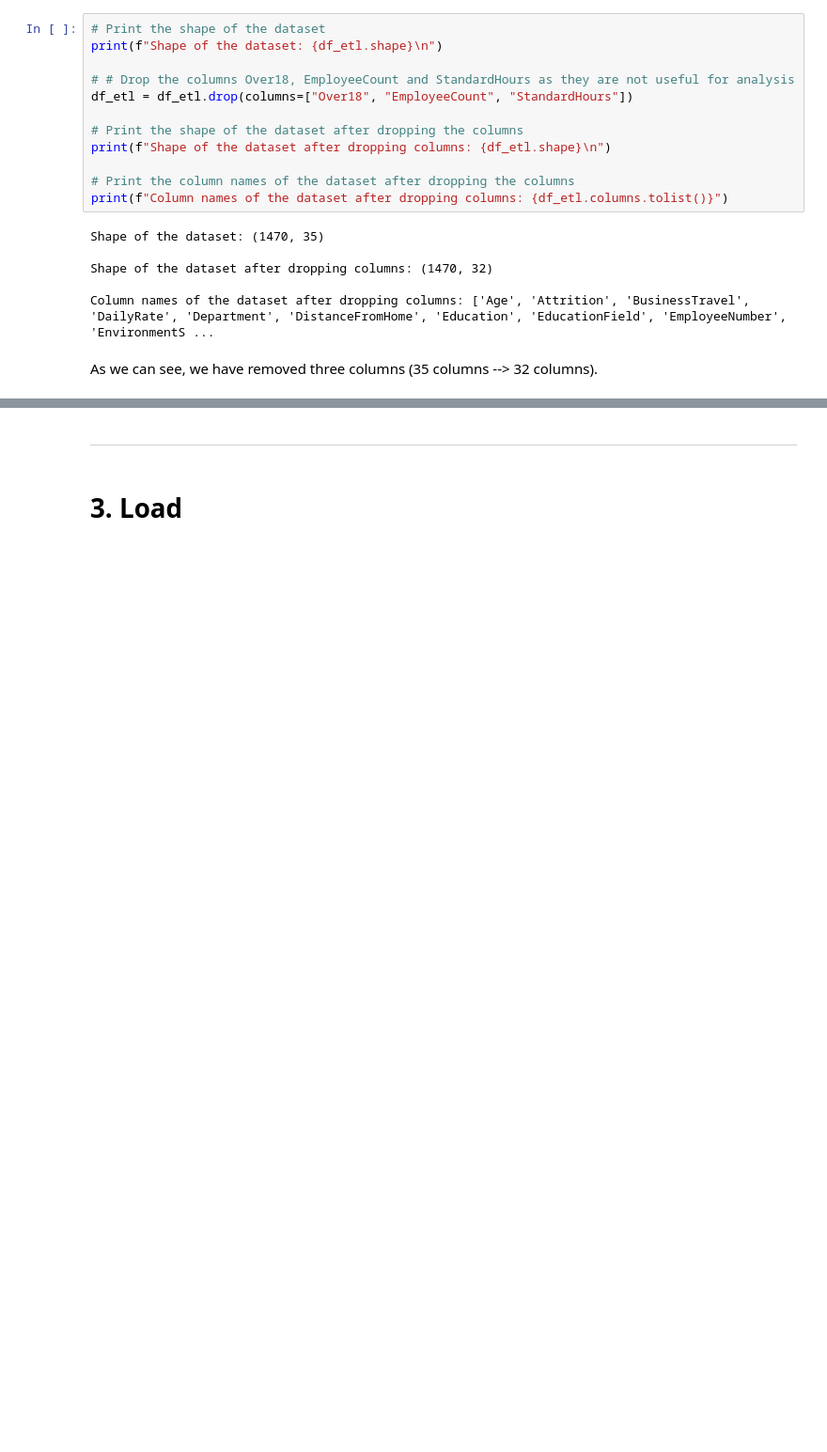
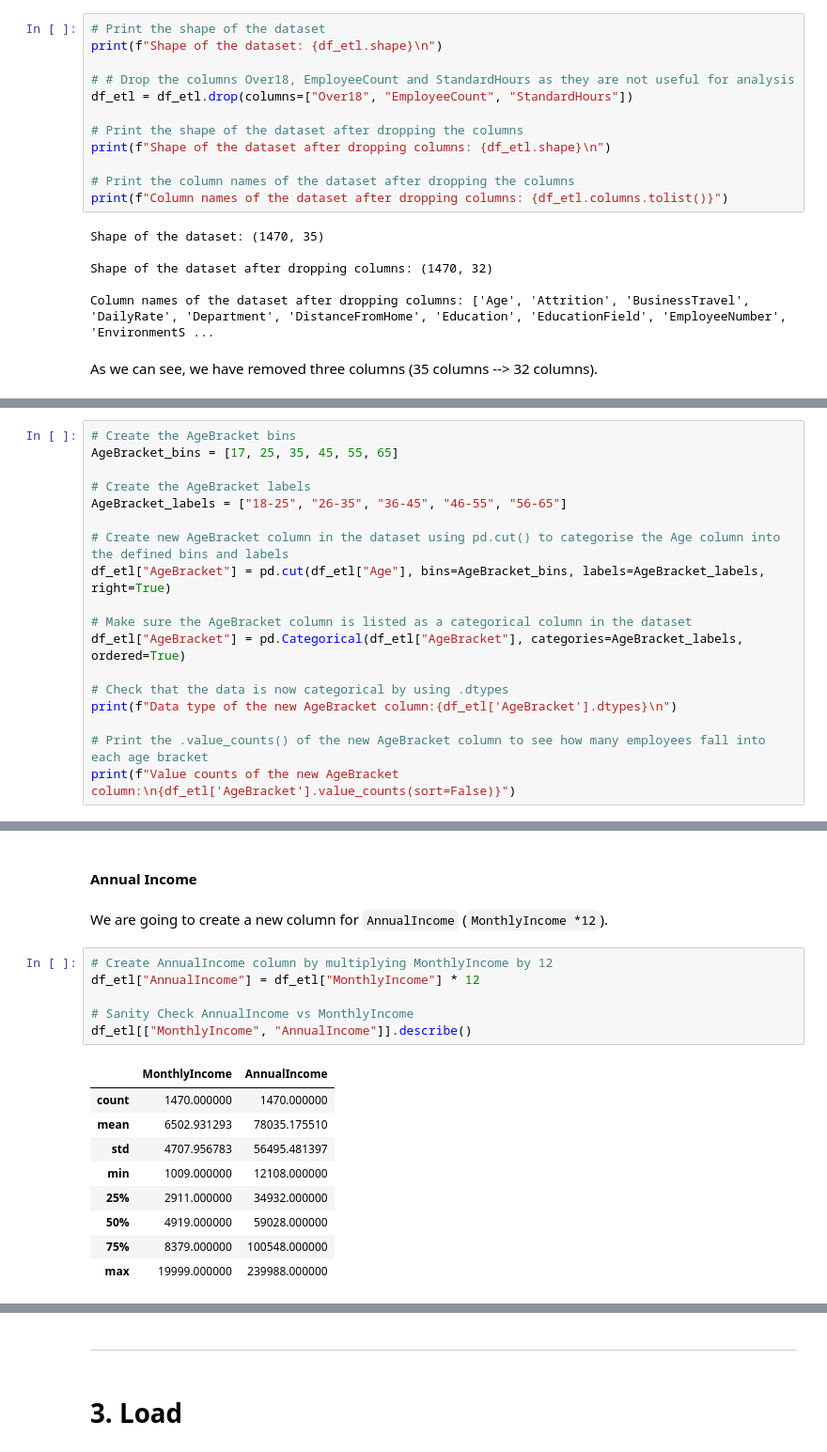
Before and after one commit to Dharmisthaben-15/Hackathon_2026_Group_1, a Jupyter notebook: jupyter_notebooks/ETL.ipynb, the cells around one changed output, grey strips where cells are left out. Shown at 94% size. Cells and saved outputs as stored; diff of their text form; blank space fills up the shorter version.

```diff
--- a/jupyter_notebooks/ETL.ipynb
+++ b/jupyter_notebooks/ETL.ipynb
@@ -511,0 +531,18 @@ As we can see, we have removed three columns (35 columns --> 32 columns).
+# %%
+# Create the AgeBracket bins
+AgeBracket_bins = [17, 25, 35, 45, 55, 65]
+
+# Create the AgeBracket labels
+AgeBracket_labels = ["18-25", "26-35", "36-45", "46-55", "56-65"]
+
+# Create new AgeBracket column in the dataset using pd.cut() to categorise the Age column into the defined bins and labels
+df_etl["AgeBracket"] = pd.cut(df_etl["Age"], bins=AgeBracket_bins, labels=AgeBracket_labels, right=True)
+
+# Make sure the AgeBracket column is listed as a categorical column in the dataset
+df_etl["AgeBracket"] = pd.Categorical(df_etl["AgeBracket"], categories=AgeBracket_labels, ordered=True)
+
+# Check that the data is now categorical by using .dtypes
+print(f"Data type of the new AgeBracket column:{df_etl['AgeBracket'].dtypes}\n")
+
+# Print the .value_counts() of the new AgeBracket column to see how many employees fall into each age bracket
+print(f"Value counts of the new AgeBracket column:\n{df_etl['AgeBracket'].value_counts(sort=False)}")
@@ -511,0 +606,20 @@ As we can see, we have removed three columns (35 columns --> 32 columns).
+# %% [markdown]
+#### Annual Income
+# %% [markdown]
+We are going to create a new column for `AnnualIncome` (`MonthlyIncome *12`).
+# %%
+# Create AnnualIncome column by multiplying MonthlyIncome by 12
+df_etl["AnnualIncome"] = df_etl["MonthlyIncome"] * 12
+
+# Sanity Check AnnualIncome vs MonthlyIncome
+df_etl[["MonthlyIncome", "AnnualIncome"]].describe()
+# %% [output]
+|  | MonthlyIncome | AnnualIncome |
+| count | 1470.000000 | 1470.000000 |
+| mean | 6502.931293 | 78035.175510 |
+| std | 4707.956783 | 56495.481397 |
+| min | 1009.000000 | 12108.000000 |
+| 25% | 2911.000000 | 34932.000000 |
+| 50% | 4919.000000 | 59028.000000 |
+| 75% | 8379.000000 | 100548.000000 |
+| max | 19999.000000 | 239988.000000 |
```
Also changed, not shown: parts of 22 cells of this notebook, 1 other file.
